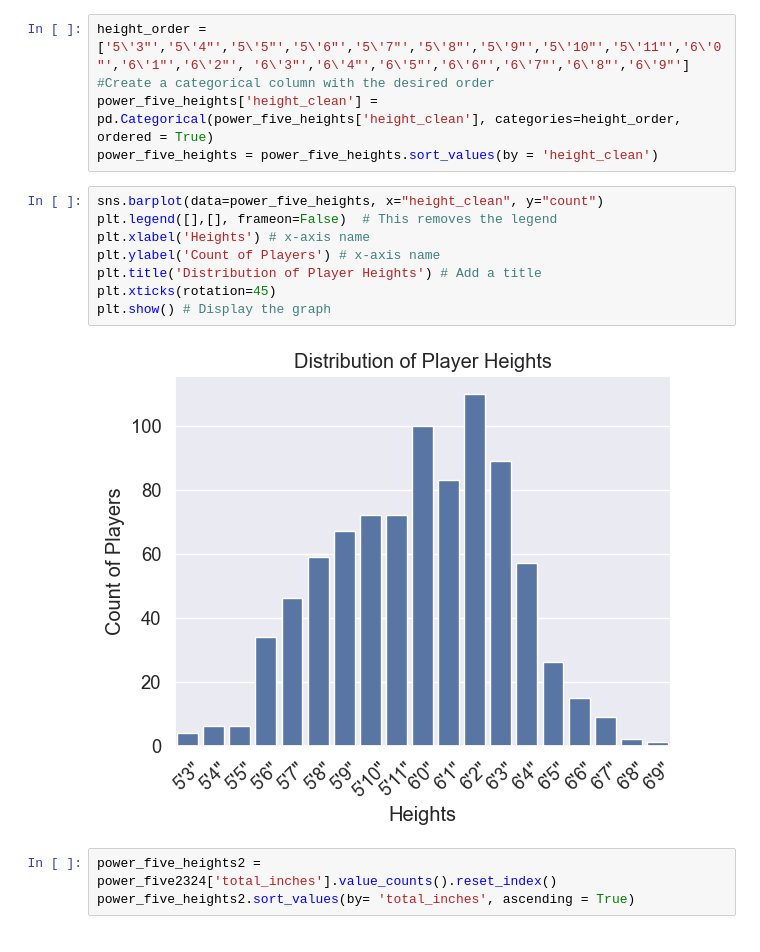
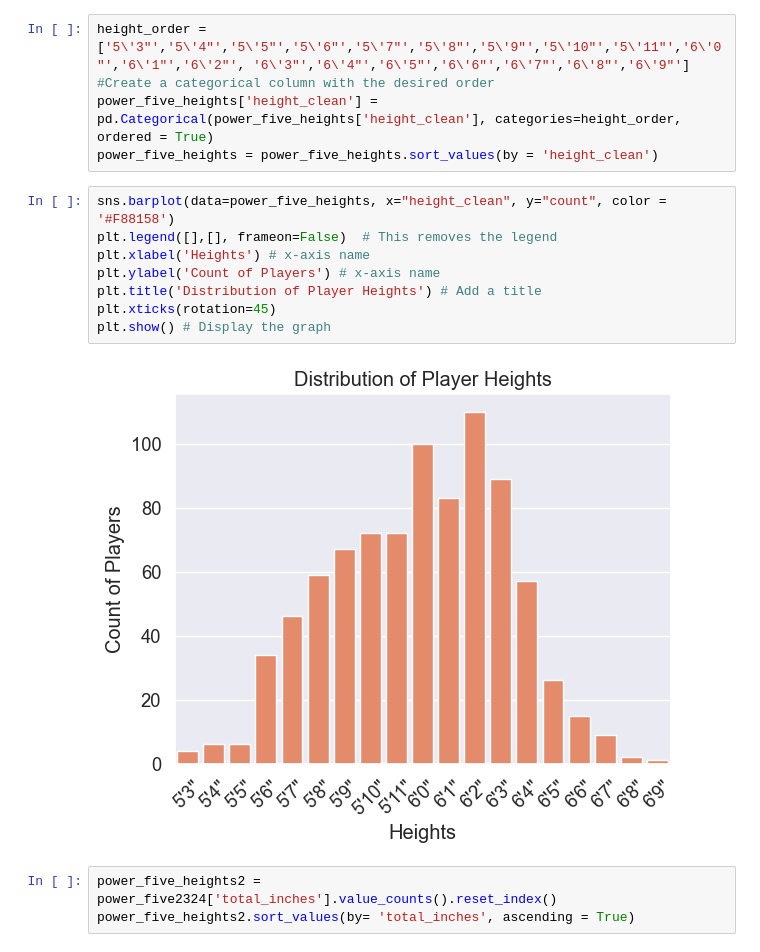
Before and after one commit to aimeejohnson/ncaa-basketball-capstone, a Jupyter notebook: notebooks/rosters.ipynb, the cells around one changed output. Saved outputs shown, nothing was run; the diff lists cells and outputs as text.

```diff
--- a/notebooks/rosters.ipynb
+++ b/notebooks/rosters.ipynb
@@ -364,15 +364,15 @@ height_order = ['5\'3"','5\'4"','5\'5"','5\'6"','5\'7"','5\'8"','5\'9"','5\'10"'
 power_five_heights['height_clean'] = pd.Categorical(power_five_heights['height_clean'], categories=height_order, ordered = True)
 power_five_heights = power_five_heights.sort_values(by = 'height_clean')
 # %%
-sns.barplot(data=power_five_heights, x="height_clean", y="count")
+sns.barplot(data=power_five_heights, x="height_clean", y="count", color = '#F88158')
 plt.legend([],[], frameon=False)  # This removes the legend
 plt.xlabel('Heights') # x-axis name
 plt.ylabel('Count of Players') # x-axis name
 plt.title('Distribution of Player Heights') # Add a title
 plt.xticks(rotation=45)
 plt.show() # Display the graph
 # %% [output]
-[figure, old version]
+[figure, new version]
 # %%
 power_five_heights2 = power_five2324['total_inches'].value_counts().reset_index()
 power_five_heights2.sort_values(by= 'total_inches', ascending = True)
```
Also changed, not shown: parts of 2 cells of this notebook, 1 other file.
